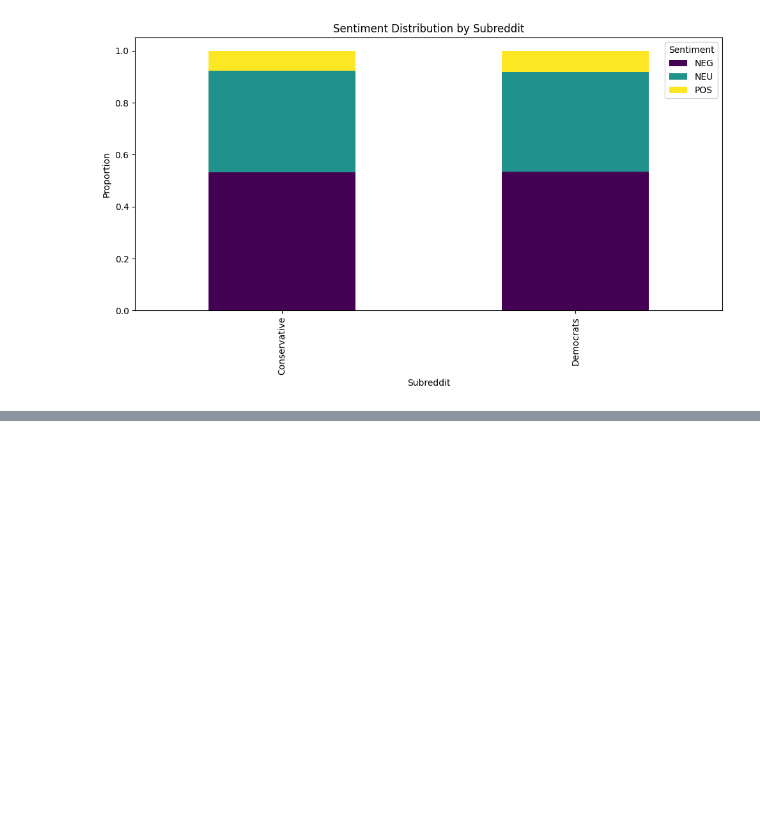
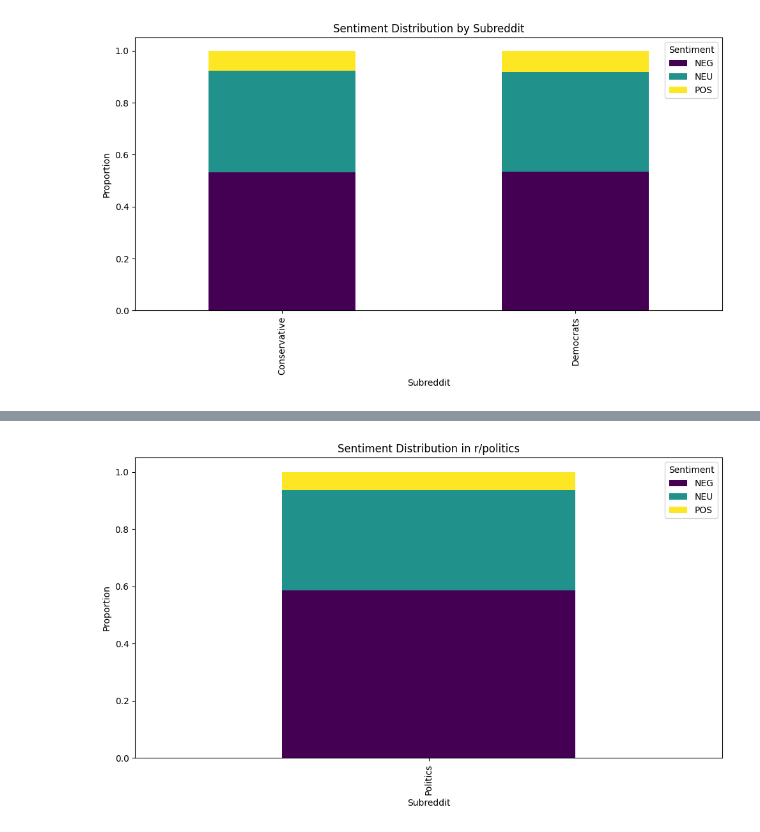
Before and after one commit to NikhilBapat14/IS310-Project, a Jupyter notebook: analysis.ipynb, the cells around one changed output, grey strips where cells are left out. Saved outputs shown, nothing was run; the diff lists cells and outputs as text; code cells hidden in the pictures; blank space fills up the shorter version.

```diff
--- a/analysis.ipynb
+++ b/analysis.ipynb
@@ -698,0 +596,14 @@ lda_model.print_topics()
+# %%
+politics_comments_dataframes = []
+
+for identifier in combined_post_politics['identifier']:
+    comment_file = os.path.join("post_comments", f"{identifier}.csv")
+    if os.path.exists(comment_file):
+        comments_df = pd.read_csv(comment_file)
+        politics_comments_dataframes.append(comments_df)
+
+if politics_comments_dataframes:
+    combined_comments_politics = pd.concat(politics_comments_dataframes, ignore_index=True)
+else:
+    combined_comments_politics = pd.DataFrame()
+combined_comments_politics
@@ -698,0 +624,6 @@ lda_model.print_topics()
+# %%
+# Remove deleted comments, translate score as int
+combined_comments_politics['Score'] = combined_comments_politics['Score'].astype(int)
+combined_comments_politics["Comment"] = combined_comments_politics["Comment"].astype(str)
+combined_comments_politics = combined_comments_politics[combined_comments_politics["Author"] != "[deleted]"]
+combined_comments_politics.nsmallest(10, "Score")
@@ -698,0 +642,27 @@ lda_model.print_topics()
+# %%
+combined_comments_politics["cleaned_comment"] = combined_comments_politics["Comment"].apply(clean)
+combined_comments_politics["lemmatized_comment"] = combined_comments_politics["cleaned_comment"].apply(lemmatize)
+# %%
+texts = combined_comments_politics["cleaned_comment"].str[:512].tolist()
+results = sentiment_pipeline(texts, batch_size=128)
+sentiments = [r["label"] for r in results]
+combined_comments_politics["sentiment"] = sentiments
+# %%
+combined_comments_politics["sentiment"] = combined_comments_politics["sentiment"].replace({
+    "LABEL_0": "NEG",
+    "LABEL_1": "NEU",
+    "LABEL_2": "POS"
+})
+
+combined_comments_politics["Subreddit"] = "Politics"
+sentiment_distribution = combined_comments_politics.groupby("Subreddit")["sentiment"].value_counts(normalize=True).unstack()
+sentiment_distribution.plot(kind='bar', stacked=True, figsize=(10, 6), colormap='viridis')
+
+plt.title("Sentiment Distribution in r/politics")
+plt.ylabel("Proportion")
+plt.xlabel("Subreddit")
+plt.legend(title="Sentiment")
+plt.tight_layout()
+plt.show()
+# %% [output]
+[figure, added]
```
Also changed, not shown: parts of 27 cells of this notebook.
